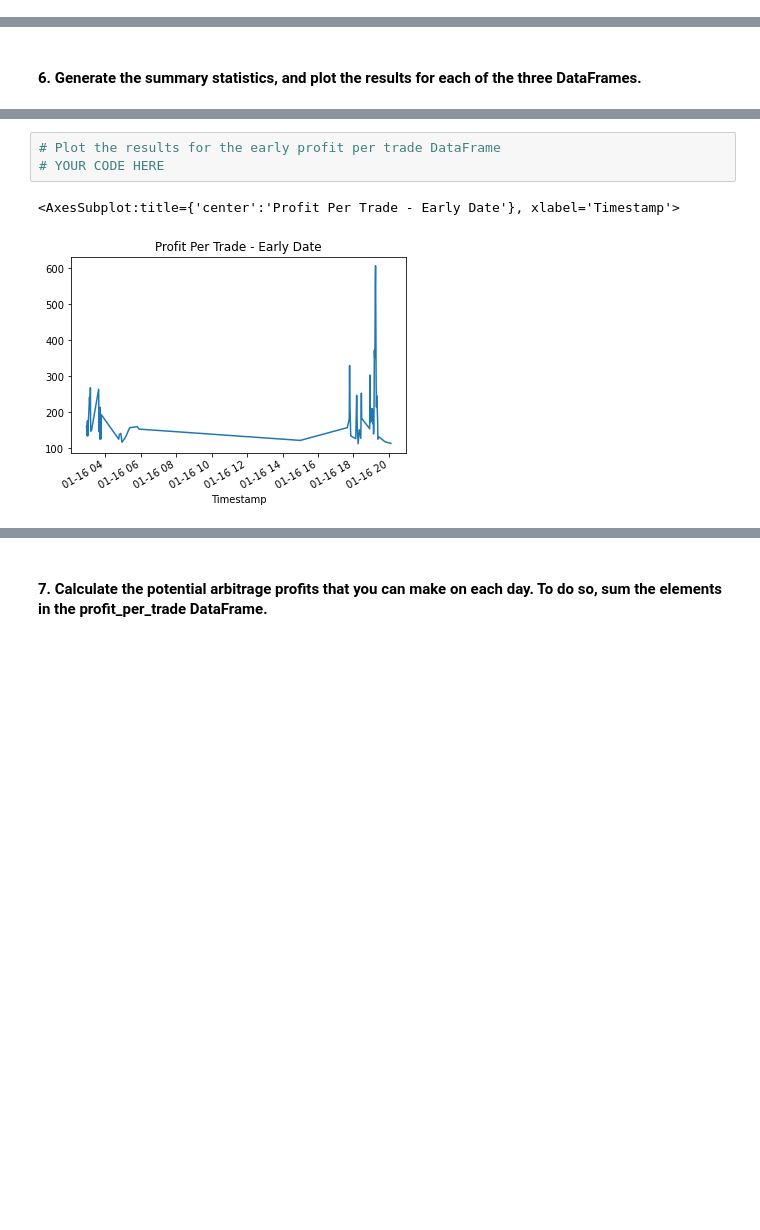
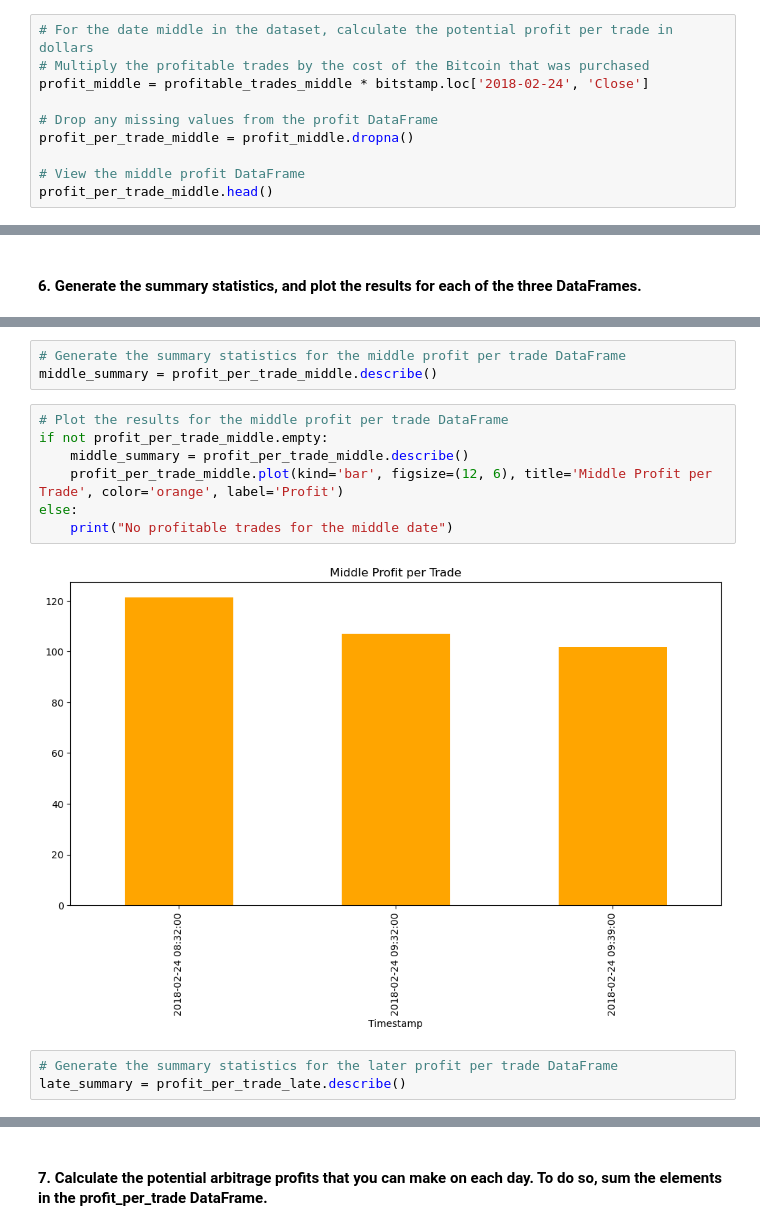
Before and after one commit to rolvera05/crypto_arbitrage, a Jupyter notebook: crypto_arbitrage.ipynb, the cells around one changed output, grey strips where cells are left out. Saved outputs shown, nothing was run; the diff lists cells and outputs as text; blank space fills up the shorter version.

```diff
--- a/crypto_arbitrage.ipynb
+++ b/crypto_arbitrage.ipynb
@@ -623,0 +625,10 @@ NameError: name 'profitable_trades_early' is not defined
+# %%
+# For the date middle in the dataset, calculate the potential profit per trade in dollars
+# Multiply the profitable trades by the cost of the Bitcoin that was purchased
+profit_middle = profitable_trades_middle * bitstamp.loc['2018-02-24', 'Close']
+
+# Drop any missing values from the profit DataFrame
+profit_per_trade_middle = profit_middle.dropna()
+
+# View the middle profit DataFrame
+profit_per_trade_middle.head()
@@ -639,6 +667,15 @@ Name: Close, dtype: float64
 # %%
-# Plot the results for the early profit per trade DataFrame
-# YOUR CODE HERE
+# Generate the summary statistics for the middle profit per trade DataFrame
+middle_summary = profit_per_trade_middle.describe()
-# %% [output]
-<AxesSubplot:title={'center':'Profit Per Trade - Early Date'}, xlabel='Timestamp'>
-[figure, removed]
+# %%
+# Plot the results for the middle profit per trade DataFrame
+if not profit_per_trade_middle.empty:
+    middle_summary = profit_per_trade_middle.describe()
+    profit_per_trade_middle.plot(kind='bar', figsize=(12, 6), title='Middle Profit per Trade', color='orange', label='Profit')
+else:
+    print("No profitable trades for the middle date")
+# %% [output]
+[figure, added]
+# %%
+# Generate the summary statistics for the later profit per trade DataFrame
+late_summary = profit_per_trade_late.describe()
```
Also changed, not shown: parts of 16 cells of this notebook.
